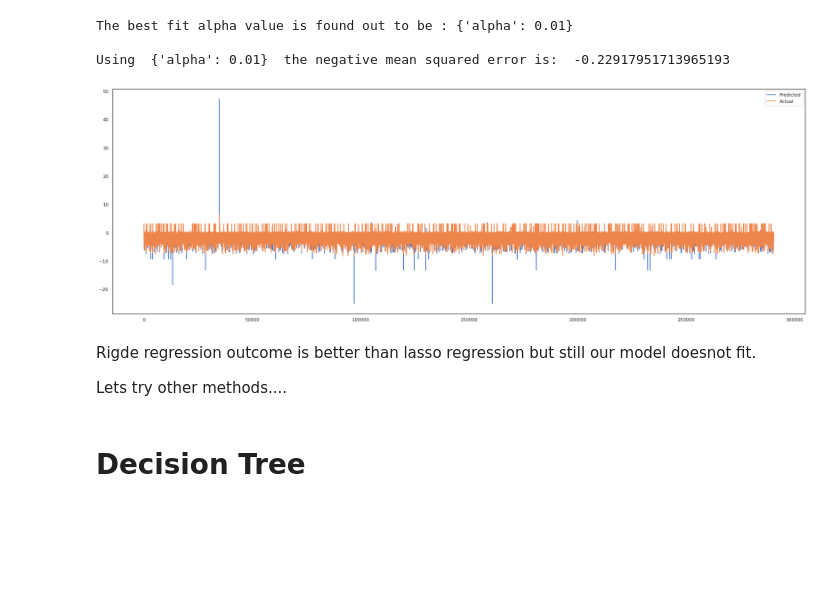
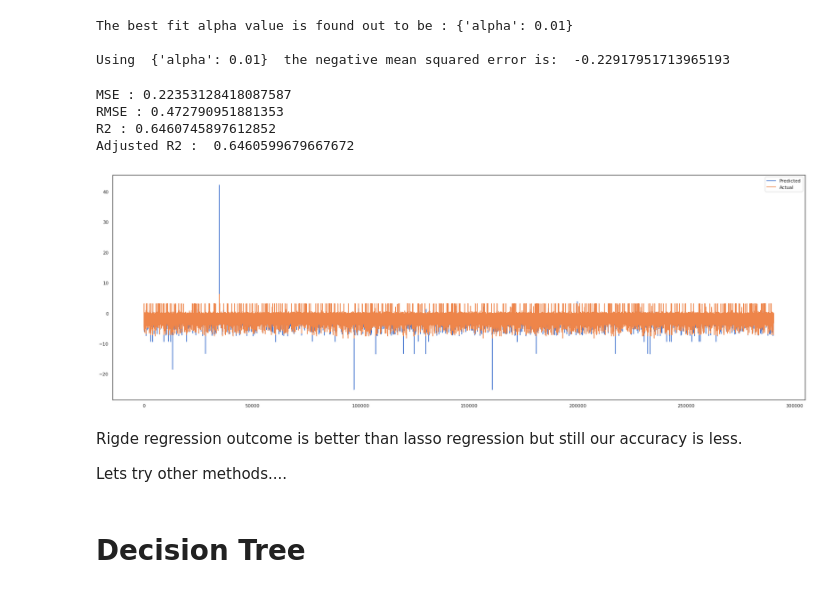
Before and after one commit to kiran2424/NYC-Taxi-Trip-Time-Prediction, a Jupyter notebook: NYC_Taxi_Trip_Time_Prediction_Capstone_Project.ipynb, the cells around one changed output. Cells and saved outputs as stored; diff of their text form; code cells hidden in the pictures; blank space fills up the shorter version.

```diff
--- a/NYC_Taxi_Trip_Time_Prediction_Capstone_Project.ipynb
+++ b/NYC_Taxi_Trip_Time_Prediction_Capstone_Project.ipynb
@@ -937,7 +937,7 @@ The r2 value of train and test data is almost same so we can say that our model
 # %% [markdown]
 # Implementing Lasso regression
 # %%
-lasso  = Lasso(alpha=0.0001 , max_iter= 3000000)
+lasso  = Lasso(alpha=0.0001)
 
 lasso.fit(X_train, y_train)
 # %% [output]
@@ -1048,16 +1065,33 @@ print("\nUsing ",ridge_regressor.best_params_, " the negative mean squared error
 The best fit alpha value is found out to be : {'alpha': 0.01}
 
 Using  {'alpha': 0.01}  the negative mean squared error is:  -0.22917951713965193
+# %%
+y_pred_ridge = ridge_regressor.predict(X_test)
+# %%
+MSE  = mean_squared_error((y_test), (y_pred_ridge))
+print("MSE :" , MSE)
+
+RMSE = np.sqrt(MSE)
+print("RMSE :" ,RMSE)
+
+r2 = r2_score((y_test), (y_pred_ridge))
+print("R2 :" ,r2)
+print("Adjusted R2 : ",1-(1-r2_score((y_test), (y_pred_ridge)))*((X_test.shape[0]-1)/(X_test.shape[0]-X_test.shape[1]-1)))
+# %% [output]
+MSE : 0.22353128418087587
+RMSE : 0.472790951881353
+R2 : 0.6460745897612852
+Adjusted R2 :  0.6460599679667672
 # %%
 plt.figure(figsize=(30,10))
-plt.plot((y_pred_r))
+plt.plot((y_pred_ridge))
 plt.plot((np.array(y_test)))
 plt.legend(["Predicted","Actual"])
 plt.show()
 # %% [output]
-[figure, old version]
+[figure, new version]
 # %% [markdown]
-Rigde regression outcome is better than lasso regression but still our model doesnot fit.
+Rigde regression outcome is better than lasso regression but still our accuracy is less.
 
 Lets try other methods....
 # %% [markdown]
```
Also changed, not shown: parts of 14 cells of this notebook.
